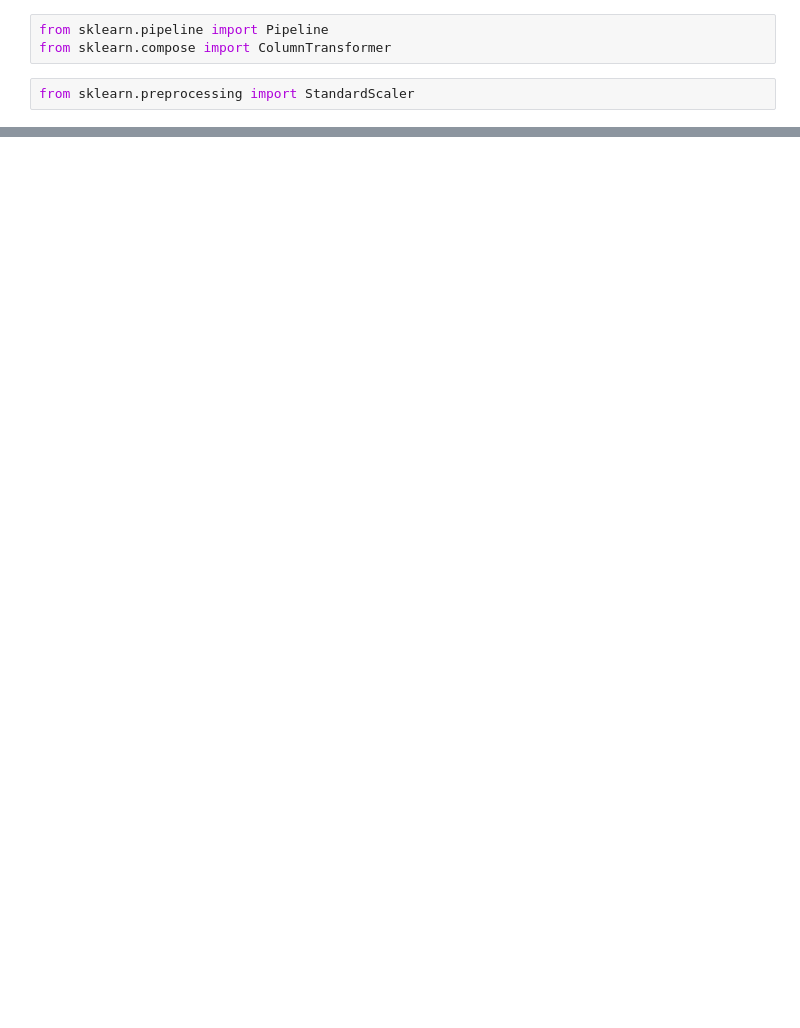
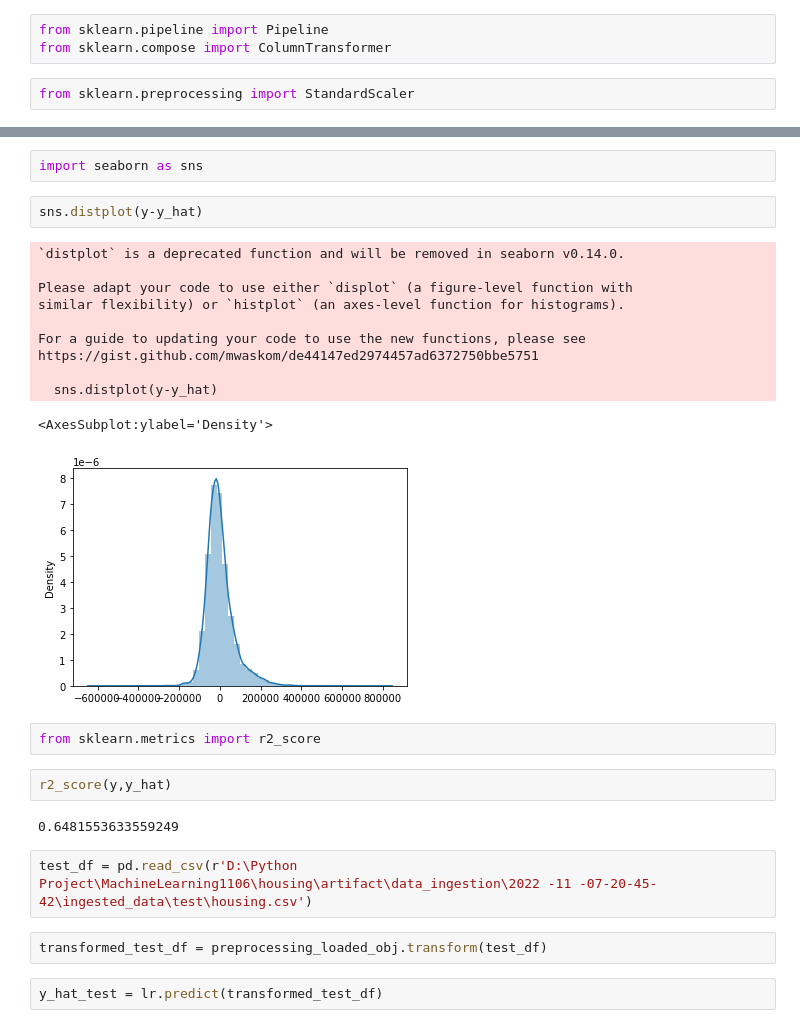
Before and after one commit to sumitbharti93/MachineLearning1106, a Jupyter notebook: notebook/EDA.ipynb, the cells around one changed output, grey strips where cells are left out. Saved outputs shown, nothing was run; the diff lists cells and outputs as text; blank space fills up the shorter version.

```diff
--- a/notebook/EDA.ipynb
+++ b/notebook/EDA.ipynb
@@ -207,0 +460,28 @@ num_pipeline = Pipeline(steps=[('imputer', SimpleImputer(strategy = 'median')),
+# %%
+import seaborn as sns
+# %%
+sns.distplot(y-y_hat)
+# %% [output]
+`distplot` is a deprecated function and will be removed in seaborn v0.14.0.
+
+Please adapt your code to use either `displot` (a figure-level function with
+similar flexibility) or `histplot` (an axes-level function for histograms).
+
+For a guide to updating your code to use the new functions, please see
+https://gist.github.com/mwaskom/de44147ed2974457ad6372750bbe5751
+
+  sns.distplot(y-y_hat)
+<AxesSubplot:ylabel='Density'>
+[figure, added]
+# %%
+from sklearn.metrics import r2_score
+# %%
+r2_score(y,y_hat)
+# %% [output]
+0.6481553633559249
+# %%
+test_df = pd.read_csv(r'D:\Python Project\MachineLearning1106\housing\artifact\data_ingestion\2022 -11 -07-20-45-42\ingested_data\test\housing.csv')
+# %%
+transformed_test_df = preprocessing_loaded_obj.transform(test_df)
+# %%
+y_hat_test = lr.predict(transformed_test_df)
```
Also changed, not shown: parts of 40 cells of this notebook, 18 other files.
